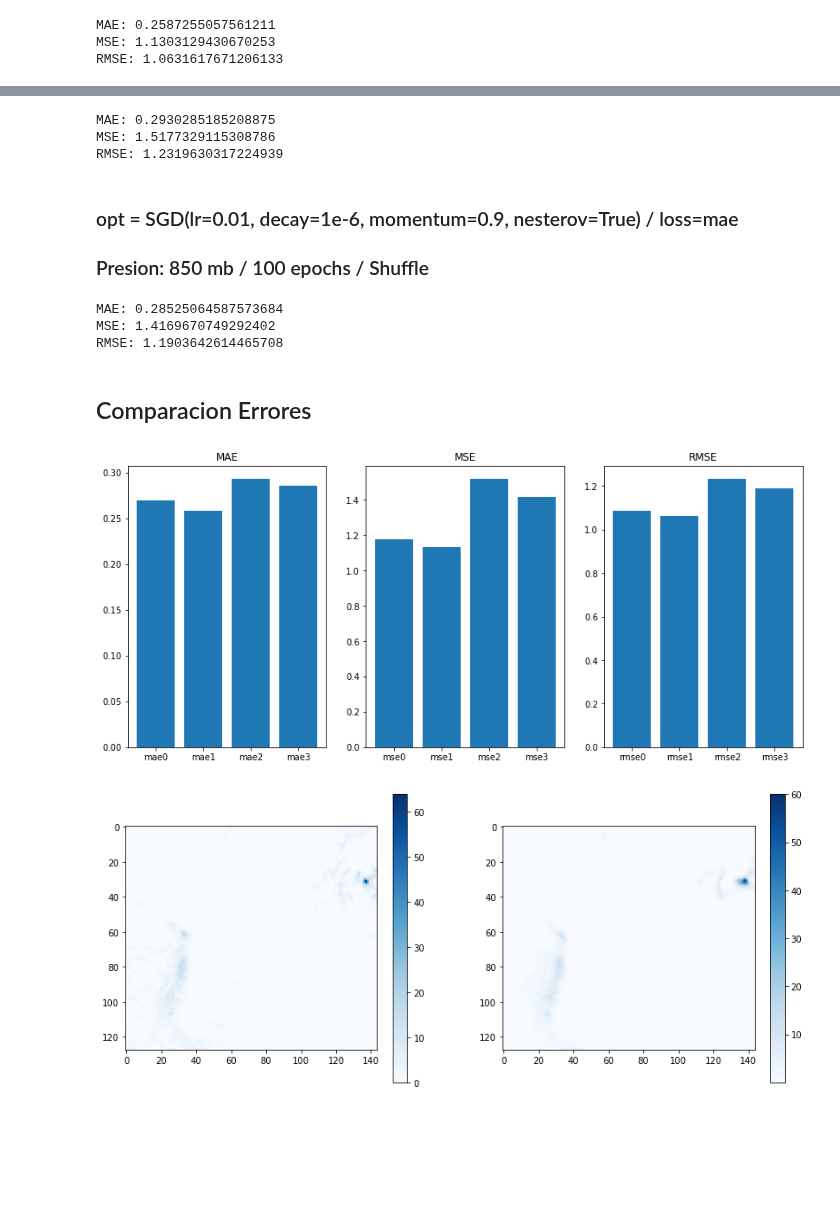
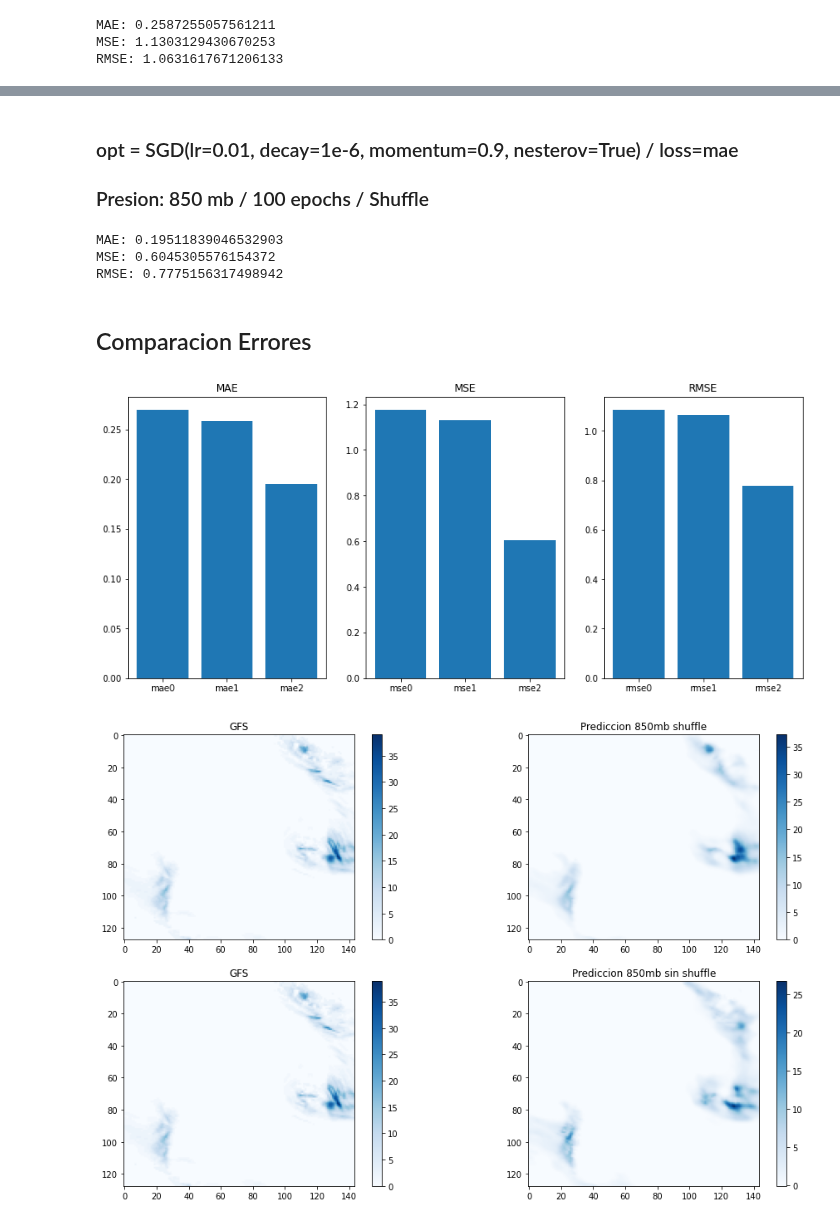
Before and after one commit to JFC95/ProyectoIntegrador_Weather, a Jupyter notebook: wind/Errores.ipynb, the cells around one changed output, grey strips where cells are left out. Saved outputs shown, nothing was run; the diff lists cells and outputs as text; code cells hidden in the pictures; blank space fills up the shorter version.

Commit message:
actualizo wind

```diff
--- a/wind/Errores.ipynb
+++ b/wind/Errores.ipynb
@@ -77,11 +76,11 @@ RMSE: 1.0840196501873898
 path_x = "/opt/datos/dataset/gfs/wind/X_rain850.npy"
 path_y = "/opt/datos/dataset/gfs/Y.npy"
 
-X_test, Y_test = cargar_dataset(path_x, path_y, 0) #0: sin shuffle
+X_test_sin, Y_test_sin = cargar_dataset(path_x, path_y)
 model = load_model("/opt/datos/entrenamientos/gfs/wind/06/model.h5")
-y_pred = model.predict(X_test) #Unet
+y_pred_sin = model.predict(X_test_sin)
 
-mae1, mse1, rmse1 = calcular_error(Y_test, y_pred)
+mae1, mse1, rmse1 = calcular_error(Y_test_sin, y_pred_sin)
 print(f'MAE: {mae1}')
 print(f'MSE: {mse1}')
 print(f'RMSE: {rmse1}')
@@ -95,37 +91,21 @@ RMSE: 1.0631617671206133
-# %%
-path_x = "/opt/datos/dataset/gfs/wind/shuffle/X_test700.npy"
-path_y = "/opt/datos/dataset/gfs/wind/shuffle/Y_test700.npy"
-
-X_test, Y_test = cargar_dataset(path_x, path_y, 1) #1: con shuffle
-model = load_model("/opt/datos/entrenamientos/gfs/wind/07/model.h5")
-y_pred = model.predict(X_test) #Unet
-
-mae2, mse2, rmse2 = calcular_error(Y_test, y_pred)
-print(f'MAE: {mae2}')
-print(f'MSE: {mse2}')
-print(f'RMSE: {rmse2}')
-# %% [output]
-MAE: 0.2930285185208875
-MSE: 1.5177329115308786
-RMSE: 1.2319630317224939
 # %% [markdown]
 ### opt = SGD(lr=0.01, decay=1e-6, momentum=0.9, nesterov=True) / loss=mae
 ### Presion: 850 mb / 100 epochs / Shuffle
 # %%
-path_x = "/opt/datos/dataset/gfs/wind/shuffle/X_test850.npy"
-path_y = "/opt/datos/dataset/gfs/wind/shuffle/Y_test700.npy"
+path_x = "/opt/datos/dataset/gfs/wind/X_rain850.npy"
+path_y = "/opt/datos/dataset/gfs/Y.npy"
 
-X_test, Y_test = cargar_dataset(path_x, path_y, 1) #1: con shuffle
-model = load_model("/opt/datos/entrenamientos/gfs/wind/08/model.h5")
-y_pred = model.predict(X_test) #Unet
+X_test_s, Y_test_s = cargar_dataset(path_x, path_y)
+model = load_model("/opt/datos/entrenamientos/gfs/wind/09/model.h5")
+y_pred_s = model.predict(X_test_s)
 
-mae3, mse3, rmse3 = calcular_error(Y_test, y_pred)
-print(f'MAE: {mae3}')
-print(f'MSE: {mse3}')
-print(f'RMSE: {rmse3}')
+mae2, mse2, rmse2 = calcular_error(Y_test_s, y_pred_s)
+print(f'MAE: {mae2}')
+print(f'MSE: {mse2}')
+print(f'RMSE: {rmse2}')
 # %% [output]
-MAE: 0.28525064587573684
-MSE: 1.4169670749292402
-RMSE: 1.1903642614465708
+MAE: 0.19511839046532903
+MSE: 0.6045305576154372
+RMSE: 0.7775156317498942
 # %% [markdown]
 ## Comparacion Errores
@@ -132,7 +116,7 @@ RMSE: 1.1903642614465708
 # %%
-array_mae = {'mae0':mae0, 'mae1':mae1, 'mae2':mae2, 'mae3':mae3}
-array_mse = {'mse0':mse0, 'mse1':mse1, 'mse2':mse2, 'mse3':mse3}
-array_rmse = {'rmse0':rmse0, 'rmse1':rmse1, 'rmse2':rmse2, 'rmse3':rmse3}
+array_mae = {'mae0':mae0, 'mae1':mae1, 'mae2':mae2}
+array_mse = {'mse0':mse0, 'mse1':mse1, 'mse2':mse2}
+array_rmse = {'rmse0':rmse0, 'rmse1':rmse1, 'rmse2':rmse2}
 
 plt.figure(figsize=(14,6))
 plt.subplot(131), plt.bar(array_mae.keys(), array_mae.values()), plt.title('MAE')
@@ -140,12 +124,14 @@ plt.subplot(132), plt.bar(array_mse.keys(), array_mse.values()), plt.title('MSE'
 plt.subplot(133), plt.bar(array_rmse.keys(), array_rmse.values()), plt.title('RMSE')
 plt.show()
 # %% [output]
-[figure, old version]
+[figure, new version]
 # %%
-n=750
-plt.figure(figsize=(14,6))
-plt.subplot(121), plt.imshow(Y_test[n], cmap='Blues'), plt.colorbar()
-plt.subplot(122), plt.imshow(y_pred[n], cmap='Blues'), plt.colorbar()
+n = 270
+plt.figure(figsize=(16,10))
+plt.subplot(221), plt.imshow(Y_test_s[n], cmap='Blues'), plt.colorbar(), plt.title('GFS')
+plt.subplot(222), plt.imshow(y_pred_s[n], cmap='Blues'), plt.colorbar(), plt.title('Prediccion 850mb shuffle')
+plt.subplot(223), plt.imshow(Y_test_sin[n], cmap='Blues'), plt.colorbar(), plt.title('GFS')
+plt.subplot(224), plt.imshow(y_pred_sin[n], cmap='Blues'), plt.colorbar(), plt.title('Prediccion 850mb sin shuffle')
 plt.show()
 # %% [output]
-[figure, old version]
+[figure, new version]
```
Also changed, not shown: parts of 17 cells of this notebook, 2 other files.
